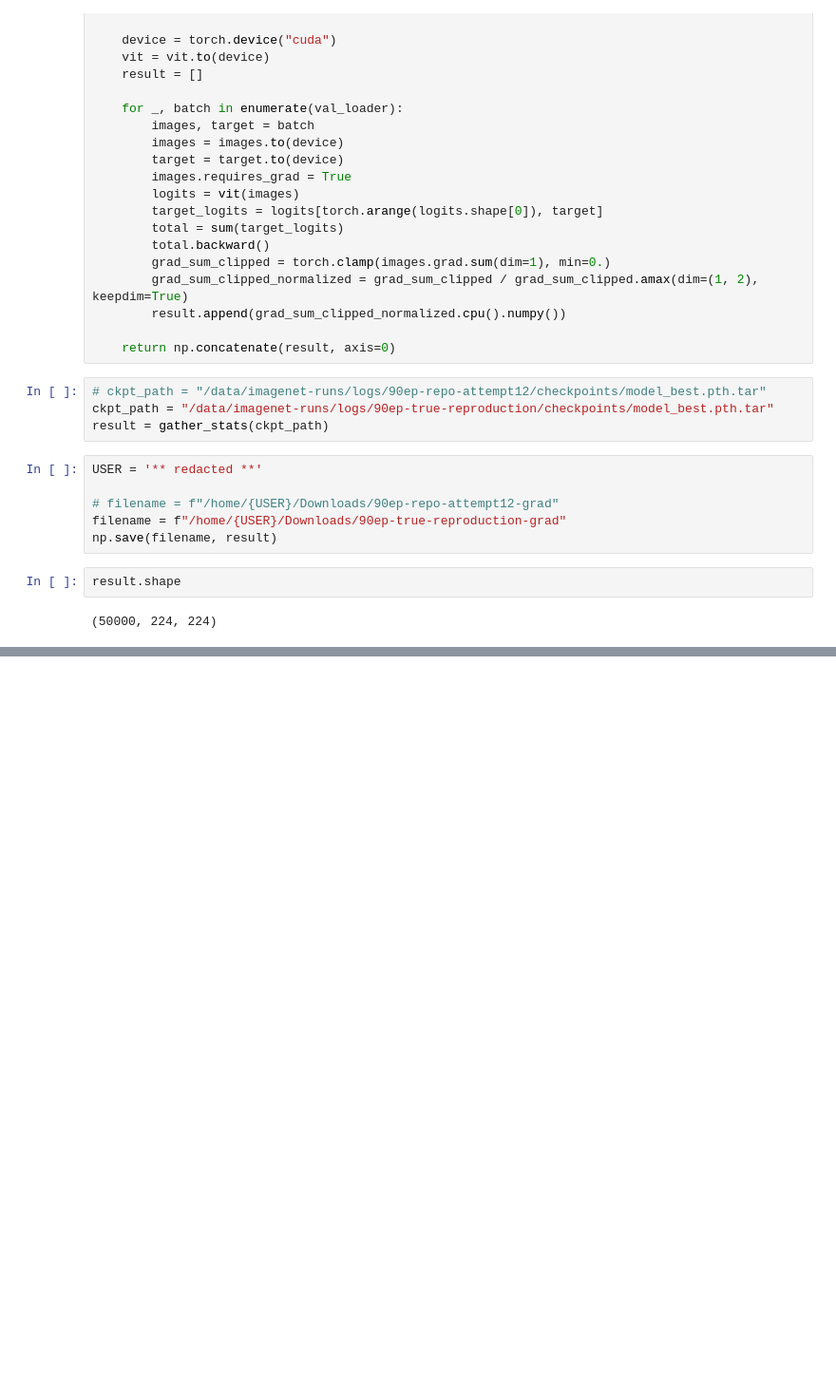
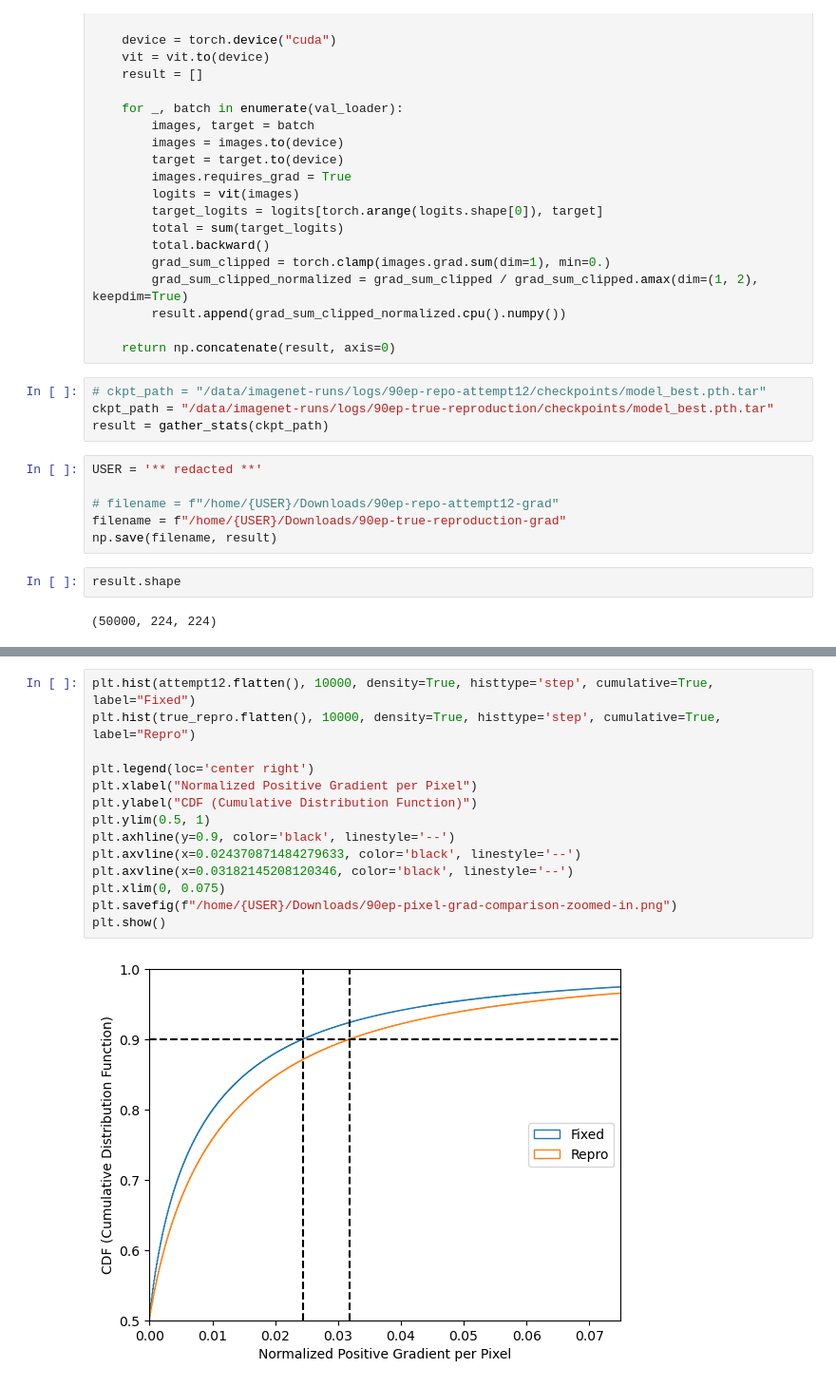
Before and after one commit to EIFY/mup-vit, a Jupyter notebook: notebooks/gather_stats.ipynb, the cells around one changed output, grey strips where cells are left out. Shown at 95% size. Saved outputs shown, nothing was run; the diff lists cells and outputs as text; blank space fills up the shorter version.

```diff
--- a/notebooks/gather_stats.ipynb
+++ b/notebooks/gather_stats.ipynb
@@ -98,0 +110,16 @@ plt.show()
+# %%
+plt.hist(attempt12.flatten(), 10000, density=True, histtype='step', cumulative=True, label="Fixed")
+plt.hist(true_repro.flatten(), 10000, density=True, histtype='step', cumulative=True, label="Repro")
+
+plt.legend(loc='center right')
+plt.xlabel("Normalized Positive Gradient per Pixel")
+plt.ylabel("CDF (Cumulative Distribution Function)")
+plt.ylim(0.5, 1)
+plt.axhline(y=0.9, color='black', linestyle='--')
+plt.axvline(x=0.024370871484279633, color='black', linestyle='--')
+plt.axvline(x=0.03182145208120346, color='black', linestyle='--')
+plt.xlim(0, 0.075)
+plt.savefig(f"/home/{USER}/Downloads/90ep-pixel-grad-comparison-zoomed-in.png")
+plt.show()
+# %% [output]
+[figure, added]
```
Also changed, not shown: parts of 3 cells of this notebook.
